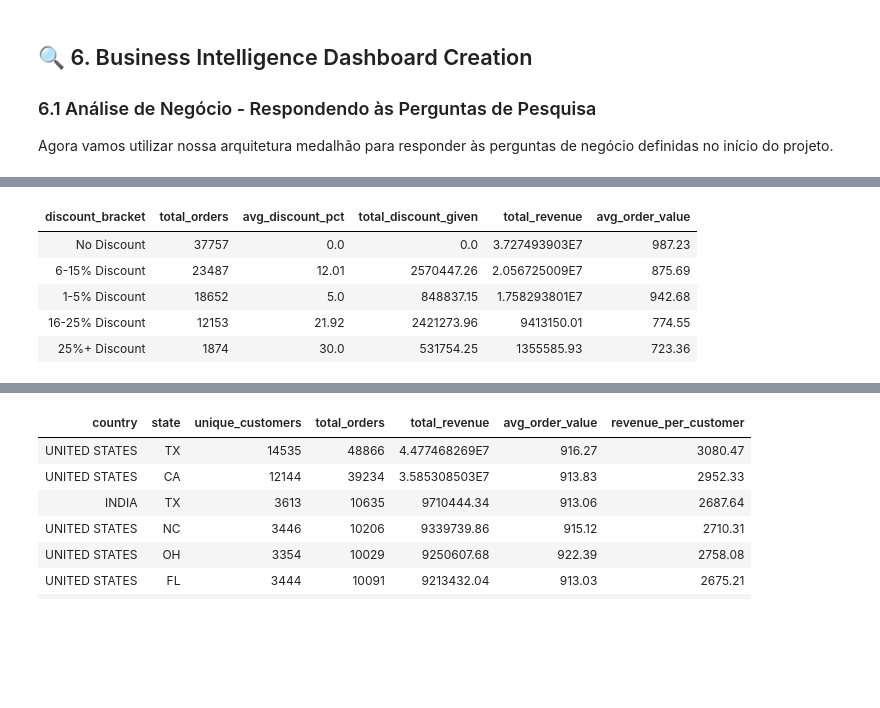
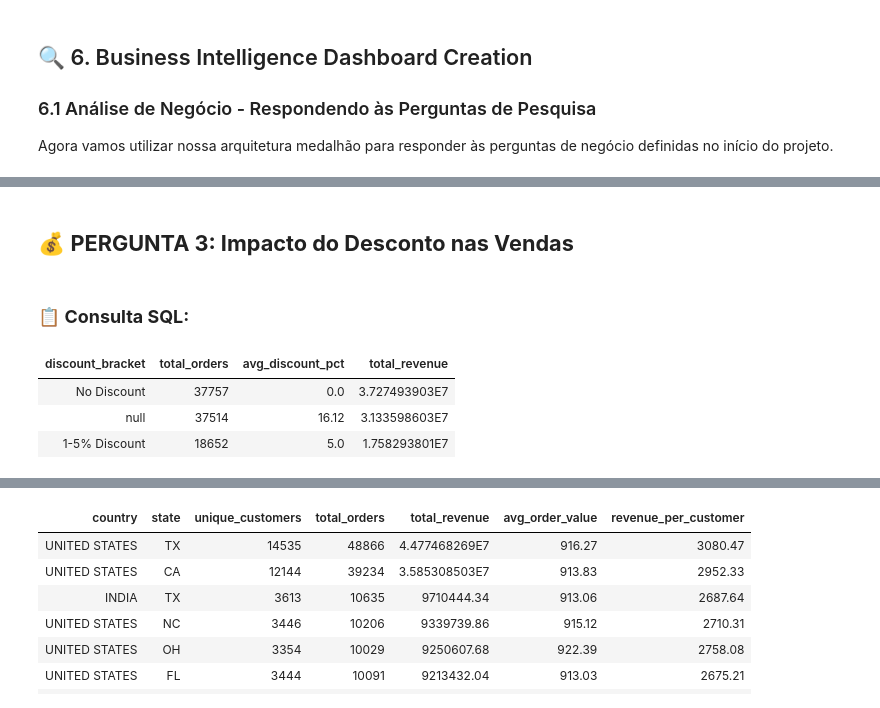
Before and after one commit to ricferal/mvpPucEngenhariaDados, a Jupyter notebook: Amazon_Sales_Analysis_MVP.ipynb, the cells around one changed output, grey strips where cells are left out. Cells and saved outputs as stored; diff of their text form; code cells hidden in the pictures; blank space fills up the shorter version.

```diff
--- a/Amazon_Sales_Analysis_MVP.ipynb
+++ b/Amazon_Sales_Analysis_MVP.ipynb
@@ -804,34 +781,24 @@ LIMIT 10;
+# %% [markdown]
+## 💰 **PERGUNTA 3: Impacto do Desconto nas Vendas**
+# %% [markdown]
+### 📋 **Consulta SQL:**
 # %%
 %sql
--- PERGUNTA 3: Impacto do desconto nas vendas
 SELECT
     CASE
         WHEN f.discount_rate = 0 THEN 'No Discount'
         WHEN f.discount_rate <= 0.05 THEN '1-5% Discount'
-        WHEN f.discount_rate <= 0.15 THEN '6-15% Discount'
-        WHEN f.discount_rate <= 0.25 THEN '16-25% Discount'
-        ELSE '25%+ Discount'
+        -- ... outras faixas
     END as discount_bracket,
     COUNT(f.order_key) as total_orders,
     ROUND(AVG(f.discount_rate * 100), 2) as avg_discount_pct,
-    ROUND(SUM(f.discount_amount), 2) as total_discount_given,
-    ROUND(SUM(f.total_amount), 2) as total_revenue,
-    ROUND(AVG(f.total_amount), 2) as avg_order_value
+    ROUND(SUM(f.total_amount), 2) as total_revenue
 FROM fact_sales f
 WHERE f.order_status NOT IN ('CANCELLED', 'RETURNED')
-GROUP BY
-    CASE
-        WHEN f.discount_rate = 0 THEN 'No Discount'
-        WHEN f.discount_rate <= 0.05 THEN '1-5% Discount'
-        WHEN f.discount_rate <= 0.15 THEN '6-15% Discount'
-        WHEN f.discount_rate <= 0.25 THEN '16-25% Discount'
-        ELSE '25%+ Discount'
-    END
+GROUP BY discount_bracket
 ORDER BY total_orders DESC;
 # %% [output]
-| discount_bracket | total_orders | avg_discount_pct | total_discount_given | total_revenue | avg_order_value |
-| No Discount | 37757 | 0.0 | 0.0 | 3.727493903E7 | 987.23 |
-| 6-15% Discount | 23487 | 12.01 | 2570447.26 | 2.056725009E7 | 875.69 |
-| 1-5% Discount | 18652 | 5.0 | 848837.15 | 1.758293801E7 | 942.68 |
-| 16-25% Discount | 12153 | 21.92 | 2421273.96 | 9413150.01 | 774.55 |
-| 25%+ Discount | 1874 | 30.0 | 531754.25 | 1355585.93 | 723.36 |
+| discount_bracket | total_orders | avg_discount_pct | total_revenue |
+| No Discount | 37757 | 0.0 | 3.727493903E7 |
+| null | 37514 | 16.12 | 3.133598603E7 |
+| 1-5% Discount | 18652 | 5.0 | 1.758293801E7 |
```
Also changed, not shown: parts of 29 cells of this notebook.
